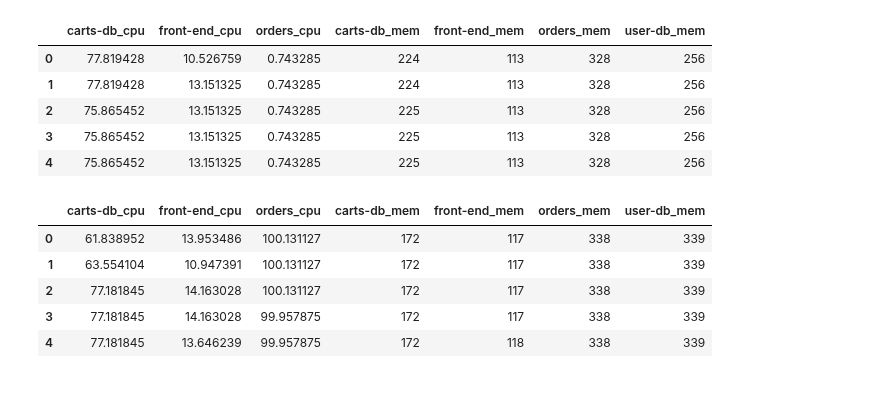
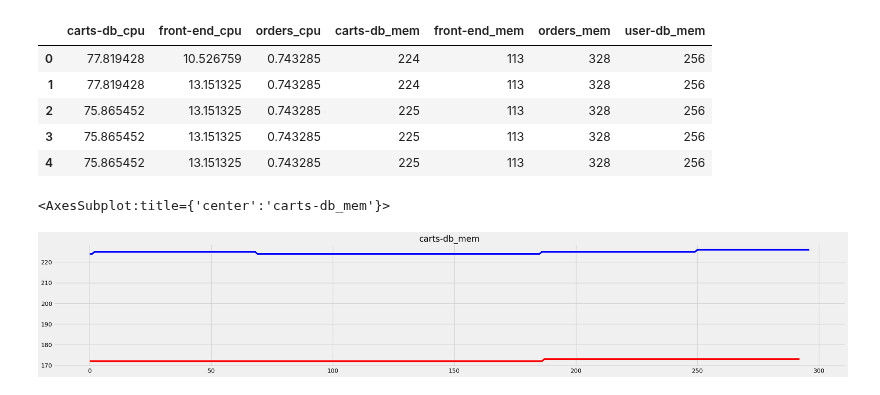
Before and after one commit to sriksmachi/sriksml, a Jupyter notebook: projects/causalmodels_on_microservices/main.ipynb, the cells around one changed output. Drawn from its saved outputs; the diff is of its cells as text; code cells hidden in the pictures.

```diff
--- a/projects/causalmodels_on_microservices/main.ipynb
+++ b/projects/causalmodels_on_microservices/main.ipynb
@@ -294,15 +289,15 @@ n_df.head()
 | 2 | 75.865452 | 13.151325 | 0.743285 | 225 | 113 | 328 | 256 |
 | 3 | 75.865452 | 13.151325 | 0.743285 | 225 | 113 | 328 | 256 |
 | 4 | 75.865452 | 13.151325 | 0.743285 | 225 | 113 | 328 | 256 |
-# %%
-a_df.head()
-# %% [output]
-|  | carts-db_cpu | front-end_cpu | orders_cpu | carts-db_mem | front-end_mem | orders_mem | user-db_mem |
-| 0 | 61.838952 | 13.953486 | 100.131127 | 172 | 117 | 338 | 339 |
-| 1 | 63.554104 | 10.947391 | 100.131127 | 172 | 117 | 338 | 339 |
-| 2 | 77.181845 | 14.163028 | 100.131127 | 172 | 117 | 338 | 339 |
-| 3 | 77.181845 | 14.163028 | 99.957875 | 172 | 117 | 338 | 339 |
-| 4 | 77.181845 | 13.646239 | 99.957875 | 172 | 118 | 338 | 339 |
+# %%
+plt.figure(figsize=(30, 5))
+columns = n_df.columns
+c = columns[3]
+n_df[c].plot(kind='line', color='blue', label='Normal', title=c, figsize=(30, 5))
+a_df[c].plot(kind='line', color='red', label='Anomalous', title=c, figsize=(30, 5))
+# %% [output]
+<AxesSubplot:title={'center':'carts-db_mem'}>
+[figure, added]
 # %%
 VERBOSE = True
 k = 3
```
Also changed, not shown: parts of 6 cells of this notebook, 1 other file.
